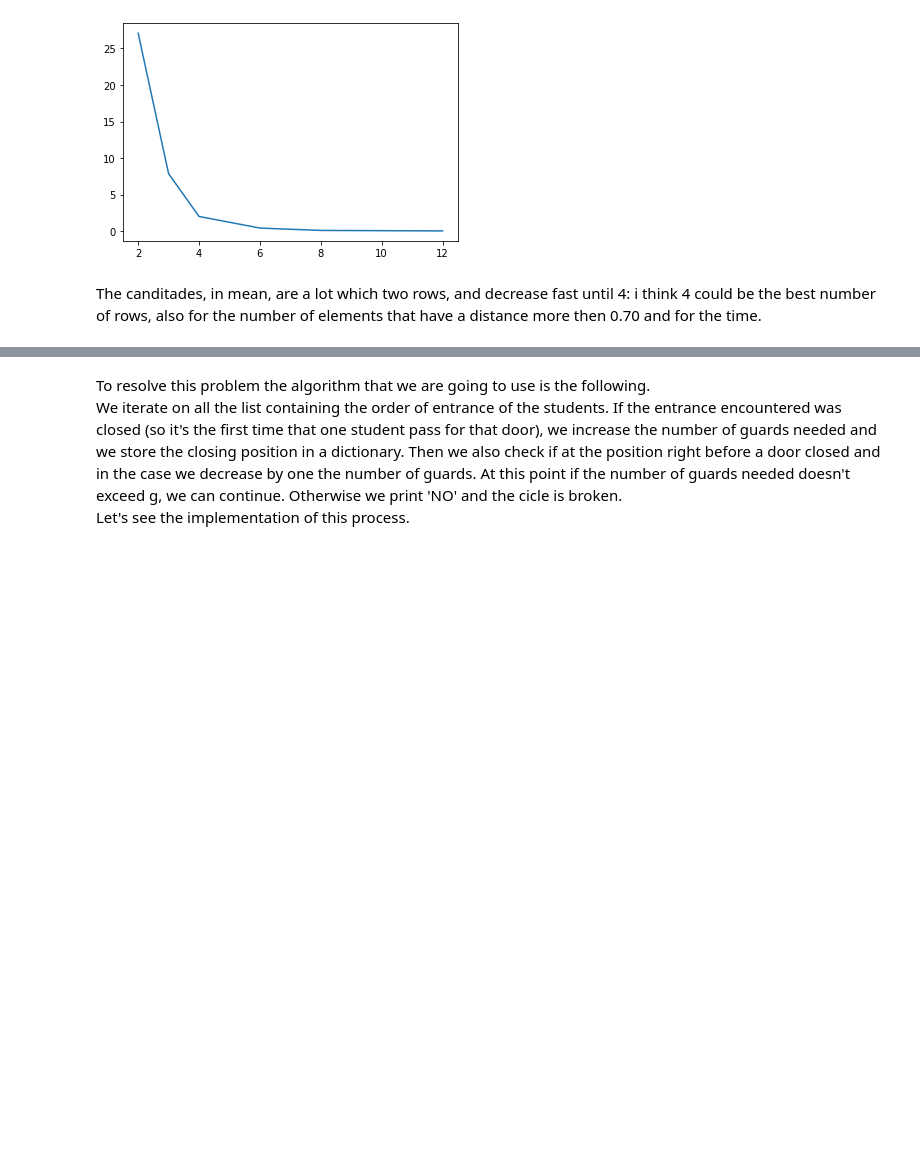
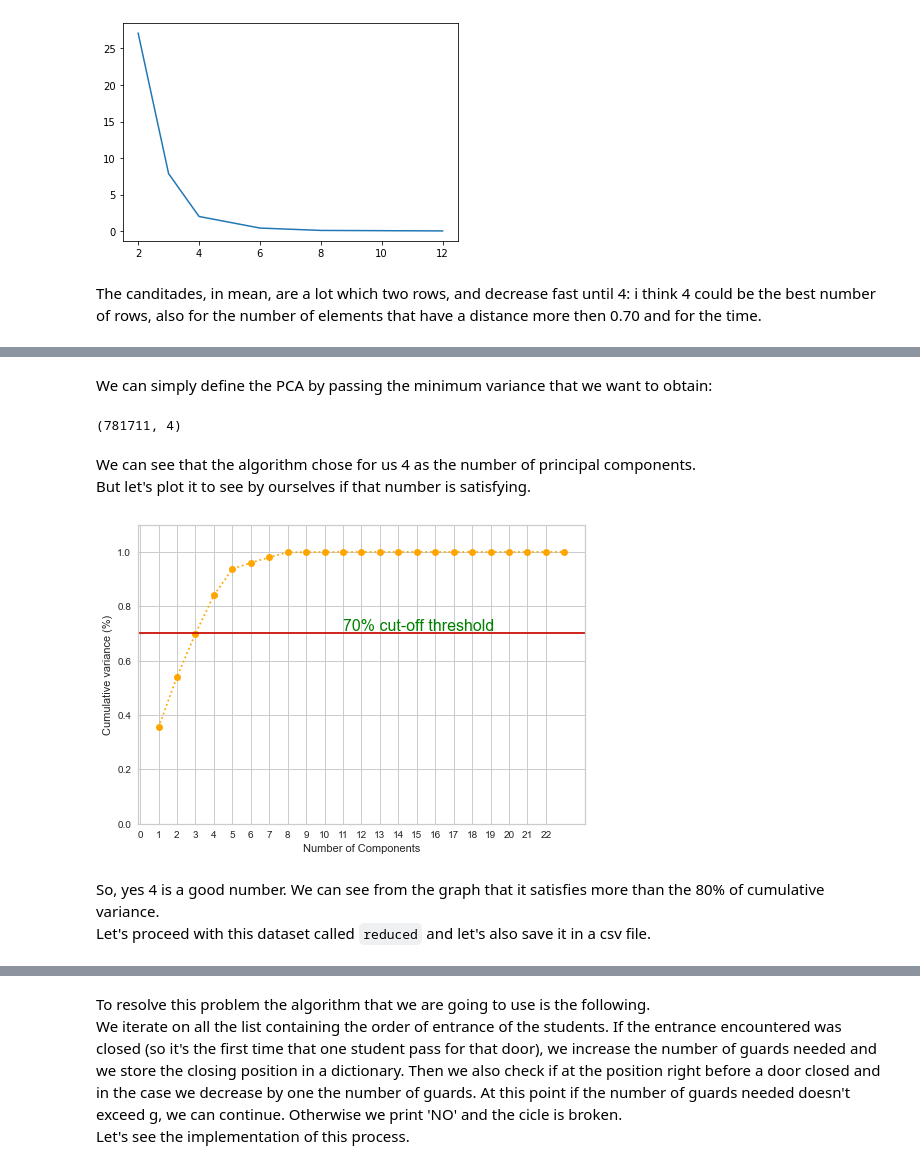
Before and after one commit to Leoni1894985/HM-4, a Jupyter notebook: main.ipynb, the cells around one changed output, grey strips where cells are left out. Drawn from its saved outputs; the diff is of its cells as text; code cells hidden in the pictures; blank space fills up the shorter version.

```diff
--- a/main.ipynb
+++ b/main.ipynb
@@ -797,0 +1276,38 @@ The canditades, in mean, are a lot which two rows, and decrease fast until 4: i
+# %% [markdown]
+We can simply define the PCA by passing the minimum variance that we want to obtain:
+# %%
+#initialize pca with a given minimum variance
+pca = PCA(n_components = 0.7)
+pca.fit(normalized_data)
+reduced = pca.transform(normalized_data)
+# %%
+reduced.shape
+# %% [output]
+(781711, 4)
+# %% [markdown]
+We can see that the algorithm chose for us 4 as the number of principal components.<br>
+But let's plot it to see by ourselves if that number is satisfying.
+# %%
+#initialize the pca without parameters
+pca2 = PCA().fit(normalized_data)
+
+fig, ax = plt.subplots()
+xi = np.arange(1, 24, step=1)
+y = np.cumsum(pca2.explained_variance_ratio_)
+
+plt.ylim(0.0,1.1)
+plt.plot(xi, y, marker='o', linestyle='dotted', color='orange')
+
+plt.xlabel('Number of Components')
+plt.xticks(np.arange(0, 23, step=1))
+plt.ylabel('Cumulative variance (%)')
+
+plt.axhline(y=0.7, color='r', linestyle='-')
+plt.text(11, 0.71, '70% cut-off threshold', color = 'green', fontsize=16)
+
+plt.show()
+# %% [output]
+[figure, added]
+# %% [markdown]
+So, yes 4 is a good number. We can see from the graph that it satisfies more than the 80% of cumulative variance. <br>
+Let's proceed with this dataset called `reduced` and let's also save it in a csv file.
```
Also changed, not shown: parts of 115 cells of this notebook, 1 other file.
